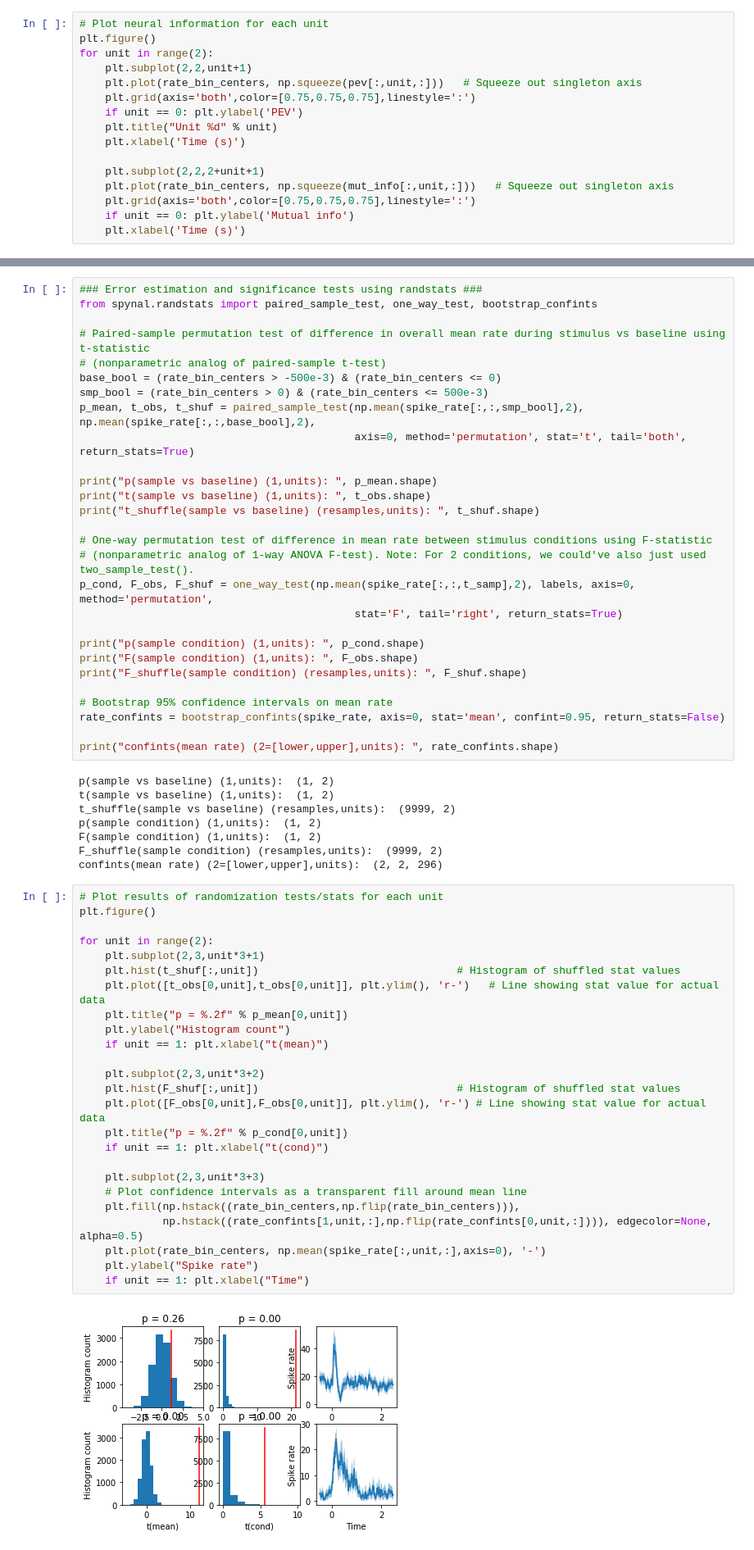
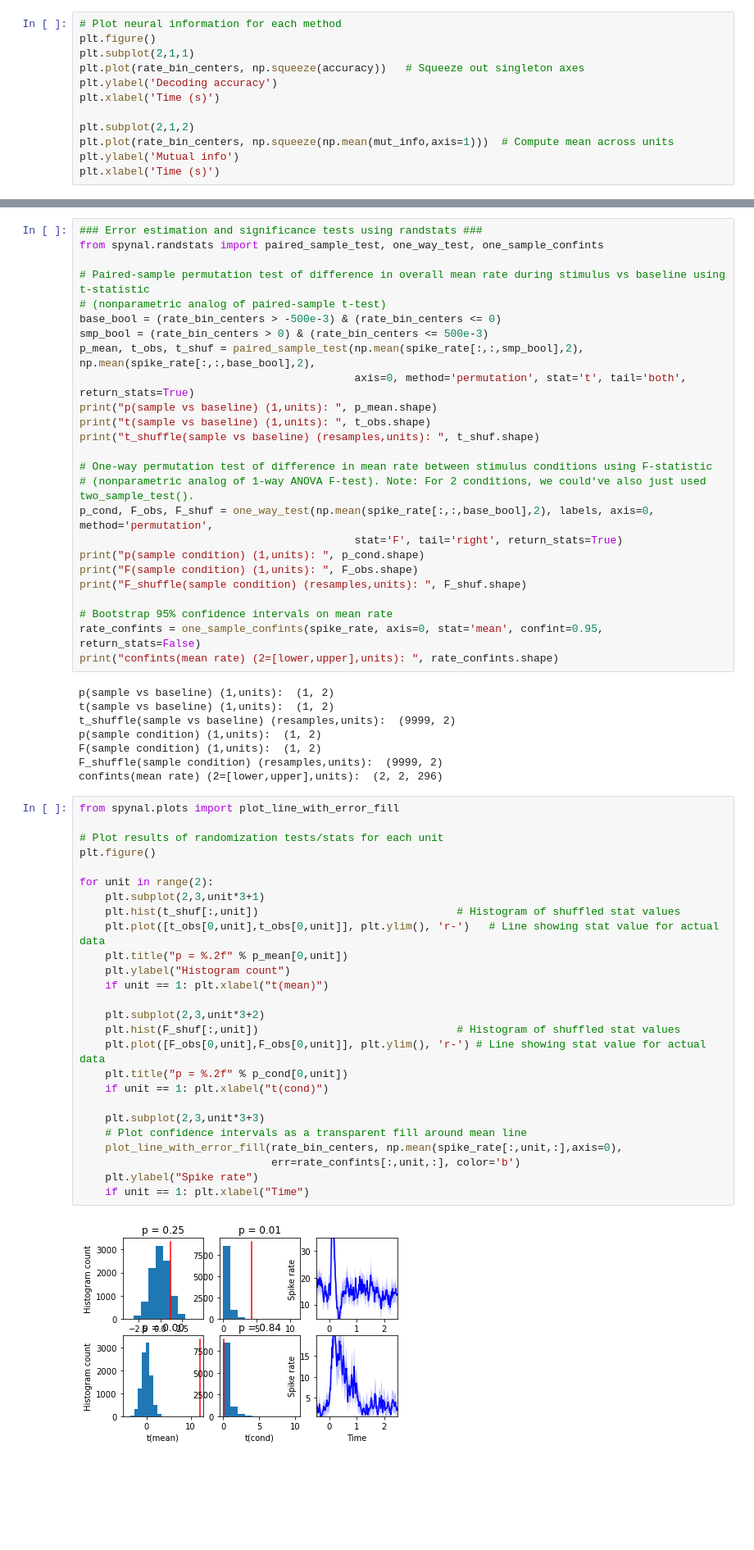
Before and after one commit to sbrincat/spynal, a Jupyter notebook: spynal_tutorial.ipynb, the cells around one changed output, grey strips where cells are left out. Shown: that part at 82% size. Cells and saved outputs as stored; diff of their text form; blank space fills up the shorter version.

```diff
--- a/spynal_tutorial.ipynb
+++ b/spynal_tutorial.ipynb
@@ -203,18 +199,14 @@ PEV (1,units,time):  (1, 2, 296)
 Mutual information (1,units,time):  (1, 2, 296)
 # %%
-# Plot neural information for each unit
+# Plot neural information for each method
 plt.figure()
-for unit in range(2):
-    plt.subplot(2,2,unit+1)
-    plt.plot(rate_bin_centers, np.squeeze(pev[:,unit,:]))   # Squeeze out singleton axis
-    plt.grid(axis='both',color=[0.75,0.75,0.75],linestyle=':')
-    if unit == 0: plt.ylabel('PEV')
-    plt.title("Unit %d" % unit)
-    plt.xlabel('Time (s)')
+plt.subplot(2,1,1)
+plt.plot(rate_bin_centers, np.squeeze(accuracy))   # Squeeze out singleton axes
+plt.ylabel('Decoding accuracy')
+plt.xlabel('Time (s)')
 
-    plt.subplot(2,2,2+unit+1)
-    plt.plot(rate_bin_centers, np.squeeze(mut_info[:,unit,:]))   # Squeeze out singleton axis
-    plt.grid(axis='both',color=[0.75,0.75,0.75],linestyle=':')
-    if unit == 0: plt.ylabel('Mutual info')
-    plt.xlabel('Time (s)')
+plt.subplot(2,1,2)
+plt.plot(rate_bin_centers, np.squeeze(np.mean(mut_info,axis=1)))  # Compute mean across units
+plt.ylabel('Mutual info')
+plt.xlabel('Time (s)')
 # %% [output]
@@ -222,6 +215,6 @@ for unit in range(2):
 # %%
 ### Error estimation and significance tests using randstats ###
-from spynal.randstats import paired_sample_test, one_way_test, bootstrap_confints
+from spynal.randstats import paired_sample_test, one_way_test, one_sample_confints
 
 # Paired-sample permutation test of difference in overall mean rate during stimulus vs baseline using t-statistic
 # (nonparametric analog of paired-sample t-test)
@@ -229,23 +222,20 @@ base_bool = (rate_bin_centers > -500e-3) & (rate_bin_centers <= 0)
 smp_bool = (rate_bin_centers > 0) & (rate_bin_centers <= 500e-3)
 p_mean, t_obs, t_shuf = paired_sample_test(np.mean(spike_rate[:,:,smp_bool],2), np.mean(spike_rate[:,:,base_bool],2),
                                            axis=0, method='permutation', stat='t', tail='both', return_stats=True)
-
 print("p(sample vs baseline) (1,units): ", p_mean.shape)
 print("t(sample vs baseline) (1,units): ", t_obs.shape)
 print("t_shuffle(sample vs baseline) (resamples,units): ", t_shuf.shape)
 
 # One-way permutation test of difference in mean rate between stimulus conditions using F-statistic
 # (nonparametric analog of 1-way ANOVA F-test). Note: For 2 conditions, we could've also just used two_sample_test().
-p_cond, F_obs, F_shuf = one_way_test(np.mean(spike_rate[:,:,t_samp],2), labels, axis=0, method='permutation',
+p_cond, F_obs, F_shuf = one_way_test(np.mean(spike_rate[:,:,base_bool],2), labels, axis=0, method='permutation',
                                            stat='F', tail='right', return_stats=True)
-
 print("p(sample condition) (1,units): ", p_cond.shape)
 print("F(sample condition) (1,units): ", F_obs.shape)
 print("F_shuffle(sample condition) (resamples,units): ", F_shuf.shape)
 
 # Bootstrap 95% confidence intervals on mean rate
-rate_confints = bootstrap_confints(spike_rate, axis=0, stat='mean', confint=0.95, return_stats=False)
-
+rate_confints = one_sample_confints(spike_rate, axis=0, stat='mean', confint=0.95, return_stats=False)
 print("confints(mean rate) (2=[lower,upper],units): ", rate_confints.shape)
 # %% [output]
 p(sample vs baseline) (1,units):  (1, 2)
@@ -256,32 +246,33 @@ F(sample condition) (1,units):  (1, 2)
 F_shuffle(sample condition) (resamples,units):  (9999, 2)
 confints(mean rate) (2=[lower,upper],units):  (2, 2, 296)
 # %%
+from spynal.plots import plot_line_with_error_fill
+
 # Plot results of randomization tests/stats for each unit
 plt.figure()
 
 for unit in range(2):
     plt.subplot(2,3,unit*3+1)
     plt.hist(t_shuf[:,unit])                               # Histogram of shuffled stat values
     plt.plot([t_obs[0,unit],t_obs[0,unit]], plt.ylim(), 'r-')   # Line showing stat value for actual data
     plt.title("p = %.2f" % p_mean[0,unit])
     plt.ylabel("Histogram count")
     if unit == 1: plt.xlabel("t(mean)")
 
     plt.subplot(2,3,unit*3+2)
     plt.hist(F_shuf[:,unit])                               # Histogram of shuffled stat values
     plt.plot([F_obs[0,unit],F_obs[0,unit]], plt.ylim(), 'r-') # Line showing stat value for actual data
     plt.title("p = %.2f" % p_cond[0,unit])
     if unit == 1: plt.xlabel("t(cond)")
 
     plt.subplot(2,3,unit*3+3)
     # Plot confidence intervals as a transparent fill around mean line
-    plt.fill(np.hstack((rate_bin_centers,np.flip(rate_bin_centers))),
-             np.hstack((rate_confints[1,unit,:],np.flip(rate_confints[0,unit,:]))), edgecolor=None, alpha=0.5)
-    plt.plot(rate_bin_centers, np.mean(spike_rate[:,unit,:],axis=0), '-')
+    plot_line_with_error_fill(rate_bin_centers, np.mean(spike_rate[:,unit,:],axis=0),
+                              err=rate_confints[:,unit,:], color='b')
     plt.ylabel("Spike rate")
     if unit == 1: plt.xlabel("Time")
 # %% [output]
-[figure, old version]
+[figure, new version]
 # %%
 ### Save results back out to mat file using matIO ###
 from spynal.matIO import savemat
```
Also changed, not shown: parts of 10 cells of this notebook, 4 other files.
